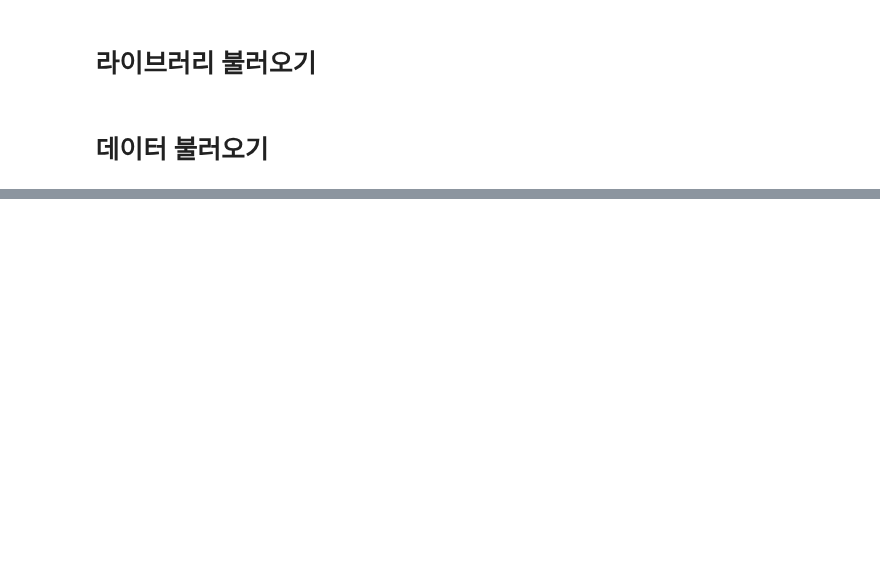
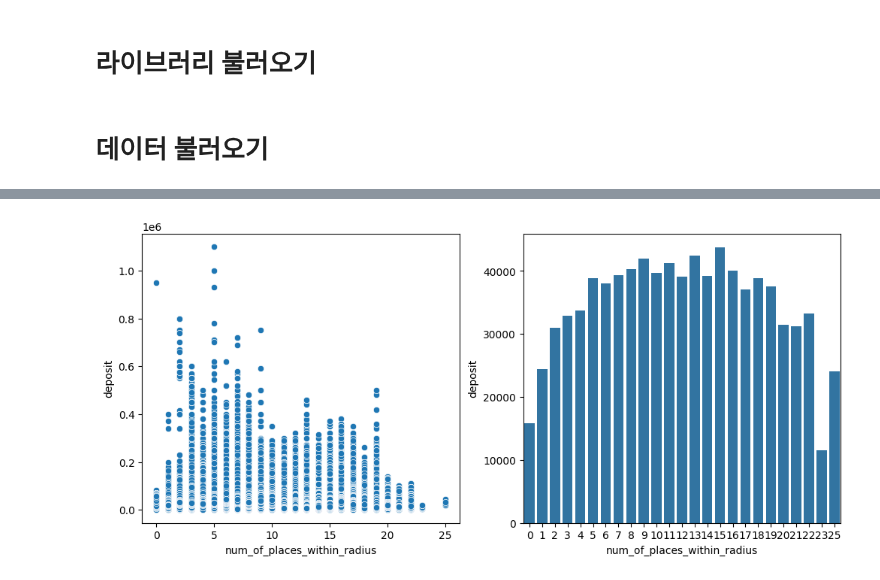
Before and after one commit to boostcampaitech7/level2-competitiveds-recsys-03, a Jupyter notebook: baseline_data.ipynb, the cells around one changed output, grey strips where cells are left out. Cells and saved outputs as stored; diff of their text form; code cells hidden in the pictures; blank space fills up the shorter version.

```diff
--- a/baseline_data.ipynb
+++ b/baseline_data.ipynb
@@ -45,0 +101,7 @@ test_data
+# %%
+df_subway = find_places_within_radius(train_data, subway_data, 1000)
+df_unique_subway = find_places_within_radius(train_data, subway_unique, 1000)
+df_school = find_places_within_radius(train_data, school_data, 1000)
+df_unique_school = find_places_within_radius(train_data, school_unique, 1000)
+df_park = find_places_within_radius(train_data, park_data, 1000)
+df_unique_park = find_places_within_radius(train_data, park_unique, 1000)
@@ -45,0 +128,7 @@ test_data
+# %%
+fig, axes = plt.subplots(1, 2, figsize=(12, 5))
+sns.scatterplot(data=df_school, x="num_of_places_within_radius", y="deposit", ax=axes[0])
+sns.barplot(df_school.groupby(["num_of_places_within_radius"])["deposit"].mean(), ax=axes[1])
+plt.show()
+# %% [output]
+[figure, added]
```
Also changed, not shown: parts of 9 cells of this notebook.
